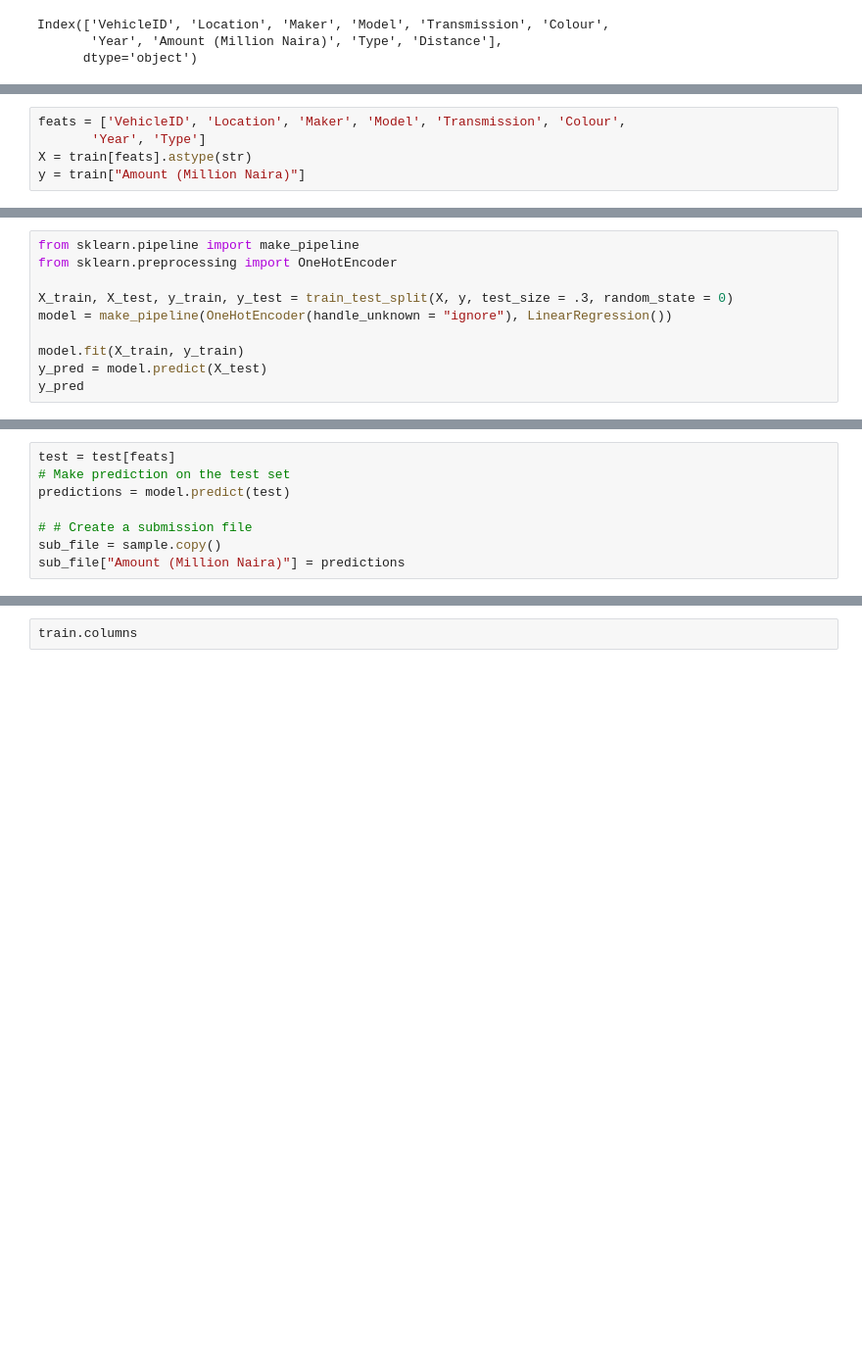
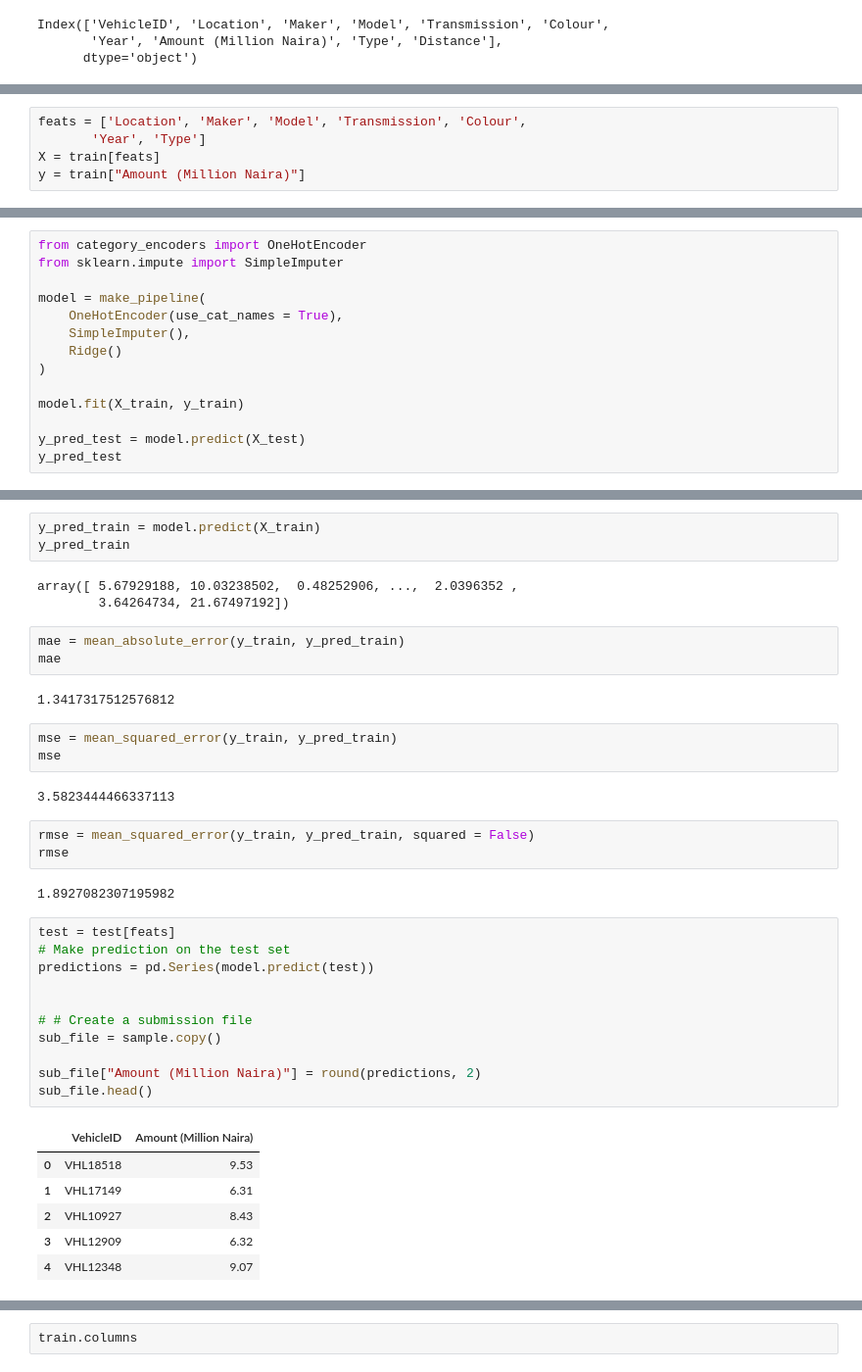
Before and after one commit to ashioyajotham/Zindi-Solutions, a Jupyter notebook: great-motors.ipynb, the cells around one changed output, grey strips where cells are left out. Shown: that part at 98% size. Cells and saved outputs as stored; diff of their text form; blank space fills up the shorter version.

```diff
--- a/great-motors.ipynb
+++ b/great-motors.ipynb
@@ -431,5 +436,5 @@ Index(['VehicleID', 'Location', 'Maker', 'Model', 'Transmission', 'Colour',
 # %%
-feats = ['VehicleID', 'Location', 'Maker', 'Model', 'Transmission', 'Colour',
+feats = ['Location', 'Maker', 'Model', 'Transmission', 'Colour',
        'Year', 'Type']
-X = train[feats].astype(str)
+X = train[feats]
 y = train["Amount (Million Naira)"]
@@ -436,11 +457,15 @@ y = train["Amount (Million Naira)"]
 # %%
-from sklearn.pipeline import make_pipeline
-from sklearn.preprocessing import OneHotEncoder
+from category_encoders import OneHotEncoder
+from sklearn.impute import SimpleImputer
 
-X_train, X_test, y_train, y_test = train_test_split(X, y, test_size = .3, random_state = 0)
-model = make_pipeline(OneHotEncoder(handle_unknown = "ignore"), LinearRegression())
+model = make_pipeline(
+    OneHotEncoder(use_cat_names = True),
+    SimpleImputer(),
+    Ridge()
+)
 
 model.fit(X_train, y_train)
-y_pred = model.predict(X_test)
-y_pred
+
+y_pred_test = model.predict(X_test)
+y_pred_test
 # %% [output]
@@ -459,9 +493,40 @@ r2core
+# %%
+y_pred_train = model.predict(X_train)
+y_pred_train
+# %% [output]
+array([ 5.67929188, 10.03238502,  0.48252906, ...,  2.0396352 ,
+        3.64264734, 21.67497192])
+# %%
+mae = mean_absolute_error(y_train, y_pred_train)
+mae
+# %% [output]
+1.3417317512576812
+# %%
+mse = mean_squared_error(y_train, y_pred_train)
+mse
+# %% [output]
+3.5823444466337113
+# %%
+rmse = mean_squared_error(y_train, y_pred_train, squared = False)
+rmse
+# %% [output]
+1.8927082307195982
 # %%
 test = test[feats]
 # Make prediction on the test set
-predictions = model.predict(test)
+predictions = pd.Series(model.predict(test))
+
 
 # # Create a submission file
 sub_file = sample.copy()
-sub_file["Amount (Million Naira)"] = predictions
+
+sub_file["Amount (Million Naira)"] = round(predictions, 2)
+sub_file.head()
+# %% [output]
+|  | VehicleID | Amount (Million Naira) |
+| 0 | VHL18518 | 9.53 |
+| 1 | VHL17149 | 6.31 |
+| 2 | VHL10927 | 8.43 |
+| 3 | VHL12909 | 6.32 |
+| 4 | VHL12348 | 9.07 |
 # %%
```
Also changed, not shown: parts of 22 cells of this notebook.
